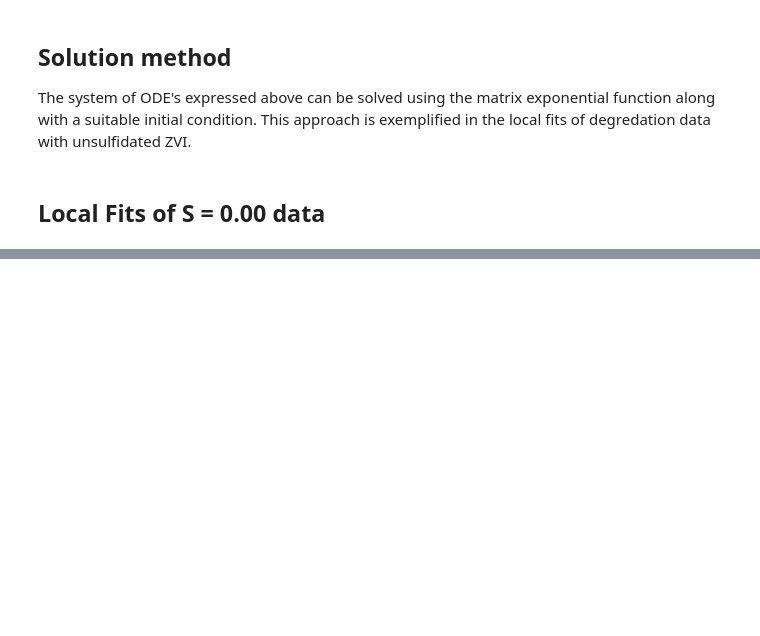
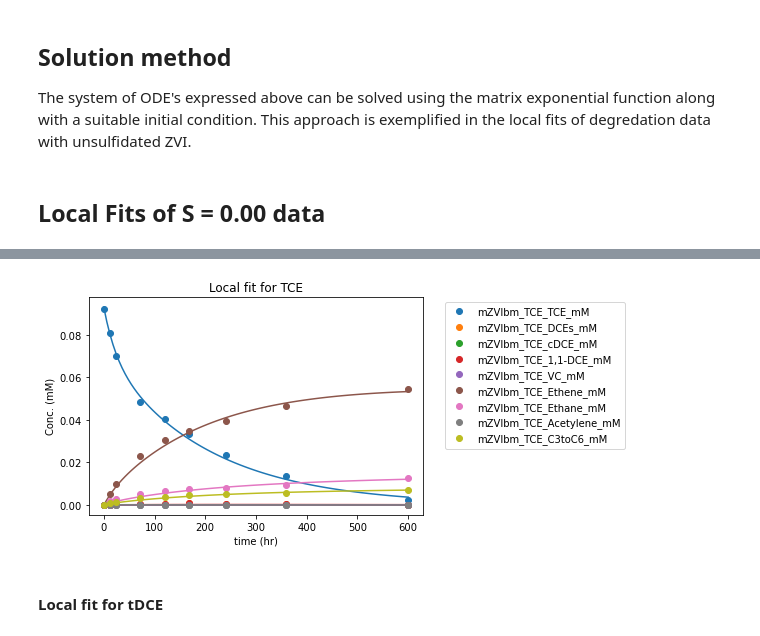
Before and after one commit to jbandstra-MNL/Global-Fitting, a Jupyter notebook: Reductive dechlorination of chlorinated ethenes_S_0_00.ipynb, the cells around one changed output, grey strips where cells are left out. Cells and saved outputs as stored; diff of their text form; code cells hidden in the pictures; blank space fills up the shorter version.

```diff
--- a/Reductive dechlorination of chlorinated ethenes_S_0_00.ipynb
+++ b/Reductive dechlorination of chlorinated ethenes_S_0_00.ipynb
@@ -129,0 +492,19 @@ The system of ODE's expressed above can be solved using the matrix exponential f
+# %%
+# Perform Fit
+TCEfit = least_squares(TCEfitfunc, np.hstack((karr, C0)), bounds=(0, np.inf))
+# print(TCEfit.x)
+
+# Compute std errors
+try:
+    J = TCEfit.jac
+    chi2dof = np.sum(TCEfit.fun**2)/(TCEfit.fun.size - TCEfit.x.size)
+    cov = np.linalg.inv(J.T.dot(J))*chi2dof
+    err = np.sqrt(np.diagonal(cov))
+except:
+    err = np.zeros_like(TCEfit)*np.NaN
+# print(err)
+
+# Print results
+coef_names = ['k1', 'k2', 'k3', 'k4', 'k5', 'k6', 'k7', 'k8', 'k9', 'k10', 'k11', 'k11b', 'k12', 'k12b', 'k13', 'k13b', 'k13c', 'k14', 'k15', 'k16', 'k17', 'k18', 'k19', 'kLf', 'kLb', 'C_0']
+pd.DataFrame({'Fitted Coefs':TCEfit.x, 'Std. Err.':err}, index=coef_names)
+# pd.DataFrame(J.T.dot(J)).to_clipboard(index=False, header=False)
@@ -129,0 +529,28 @@ The system of ODE's expressed above can be solved using the matrix exponential f
+# %%
+tdata = dict_mZVIbm['TCE']['mZVIbm_TCE_Time_hr']
+lst1 =  dict_mZVIbm['TCE'].columns.values
+lst2 = [s.endswith('mM') for s in dict_mZVIbm['TCE'].columns.values]
+
+tarr = np.linspace(tdata.iloc[0],tdata.iloc[-1],101)
+C = TCE(TCEfit.x, tarr)
+
+prop_cycle = plt.rcParams['axes.prop_cycle']
+colors = prop_cycle.by_key()['color']
+for i, (name, conc) in enumerate(zip(np.delete(lst1[lst2],2), C)):
+    plt.plot(tdata, dict_mZVIbm['TCE'][name], 'o', color=colors[i], label = name)
+    plt.plot(tarr, conc, color=colors[i])
+plt.legend(bbox_to_anchor=(1.05, 1))
+plt.xlabel('time (hr)')
+plt.ylabel('Conc. (mM)')
+# plt.savefig('Local_Corrected mZVIbm_TCE.png',bbox_inches ="tight")
+plt.title('Local fit for TCE')
+
+d = {'model_'+lst1[0]: tarr}
+for i, (name, conc) in enumerate(zip(np.delete(lst1[lst2],1), C)):
+    d['model_' + name] = conc
+df = pd.DataFrame(data=d)
+# df.to_csv('Local_Corrected mZVIbm_TCE.csv',index=False)
+# %% [output]
+[figure, added]
+# %% [markdown]
+#### Local fit for tDCE
```
Also changed, not shown: parts of 43 cells of this notebook.
